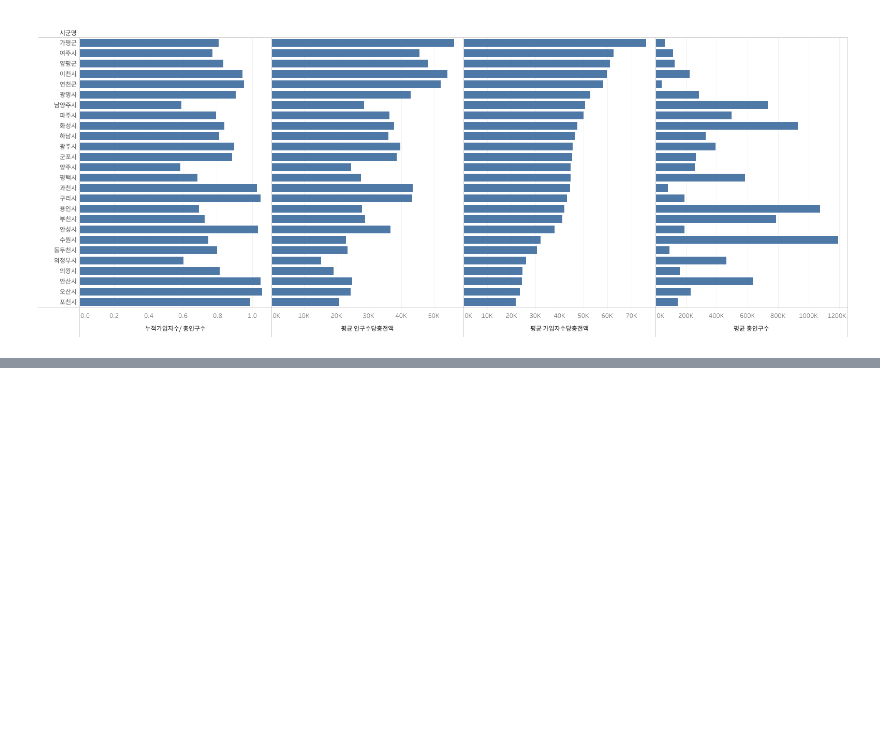
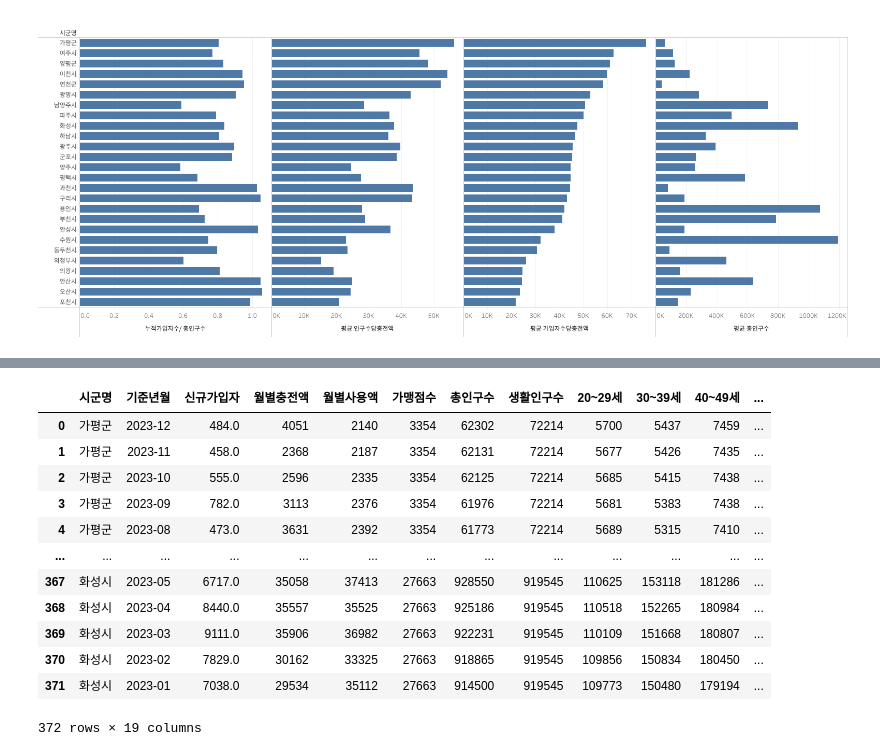
Before and after one commit to WoSIN98/Ubion_, a Jupyter notebook: local/발표/0617발표1.ipynb, the cells around one changed output, grey strips where cells are left out. Saved outputs shown, nothing was run; the diff lists cells and outputs as text; code cells hidden in the pictures; blank space fills up the shorter version.

```diff
--- a/local/발표/0617발표1.ipynb
+++ b/local/발표/0617발표1.ipynb
@@ -1056,0 +1635,27 @@ plt.show()
+# %%
+# savepoint
+popul_2023_age2 = popul_2023_age
+
+# 연령별 비율
+popul_2023_age2['20대 비율'] = popul_2023_age2['20~29세'] / popul_2023_age2['총인구수']
+popul_2023_age2['30대 비율'] = popul_2023_age2['30~39세'] / popul_2023_age2['총인구수']
+popul_2023_age2['40대 비율'] = popul_2023_age2['40~49세'] / popul_2023_age2['총인구수']
+popul_2023_age2['50대 비율'] = popul_2023_age2['50~59세'] / popul_2023_age2['총인구수']
+popul_2023_age2['60대 이상 비율'] = popul_2023_age2['60세 이상'] / popul_2023_age2['총인구수']
+
+popul_2023_age2['인당사용액(거주)'] = popul_2023_age2['월별사용액'] / popul_2023_age2['총인구수']
+popul_2023_age2
+# %% [output]
+|  | 시군명 | 기준년월 | 신규가입자 | 월별충전액 | 월별사용액 | 가맹점수 | 총인구수 | 생활인구수 | 20~29세 | 30~39세 | 40~49세 | ... |
+| 0 | 가평군 | 2023-12 | 484.0 | 4051 | 2140 | 3354 | 62302 | 72214 | 5700 | 5437 | 7459 | ... |
+| 1 | 가평군 | 2023-11 | 458.0 | 2368 | 2187 | 3354 | 62131 | 72214 | 5677 | 5426 | 7435 | ... |
+| 2 | 가평군 | 2023-10 | 555.0 | 2596 | 2335 | 3354 | 62125 | 72214 | 5685 | 5415 | 7438 | ... |
+| 3 | 가평군 | 2023-09 | 782.0 | 3113 | 2376 | 3354 | 61976 | 72214 | 5681 | 5383 | 7438 | ... |
+| 4 | 가평군 | 2023-08 | 473.0 | 3631 | 2392 | 3354 | 61773 | 72214 | 5689 | 5315 | 7410 | ... |
+| ... | ... | ... | ... | ... | ... | ... | ... | ... | ... | ... | ... | ... |
+| 367 | 화성시 | 2023-05 | 6717.0 | 35058 | 37413 | 27663 | 928550 | 919545 | 110625 | 153118 | 181286 | ... |
+| 368 | 화성시 | 2023-04 | 8440.0 | 35557 | 35525 | 27663 | 925186 | 919545 | 110518 | 152265 | 180984 | ... |
+| 369 | 화성시 | 2023-03 | 9111.0 | 35906 | 36982 | 27663 | 922231 | 919545 | 110109 | 151668 | 180807 | ... |
+| 370 | 화성시 | 2023-02 | 7829.0 | 30162 | 33325 | 27663 | 918865 | 919545 | 109856 | 150834 | 180450 | ... |
+| 371 | 화성시 | 2023-01 | 7038.0 | 29534 | 35112 | 27663 | 914500 | 919545 | 109773 | 150480 | 179194 | ... |
+372 rows × 19 columns
```
Also changed, not shown: parts of 52 cells of this notebook, 7 other files.
